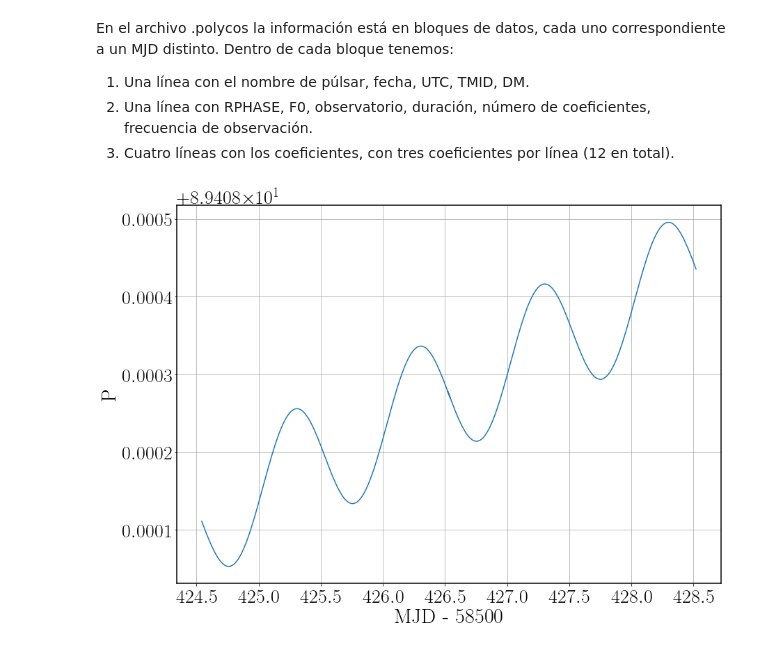
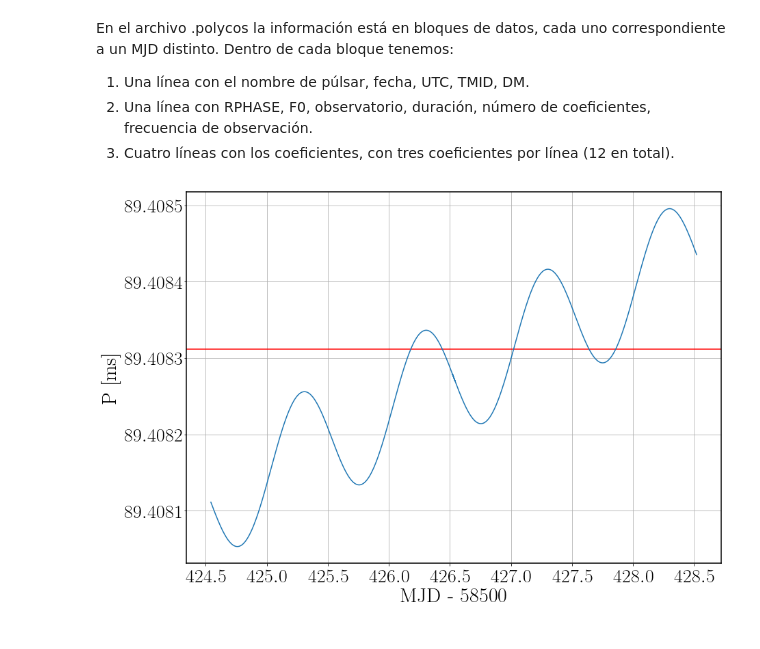
Before and after one commit to svsosafiscella/paper_PuMA3, a Jupyter notebook: period.ipynb, the cells around one changed output. Cells and saved outputs as stored; diff of their text form; code cells hidden in the pictures.

```diff
--- a/period.ipynb
+++ b/period.ipynb
@@ -98,35 +107,37 @@ with open('periods.npy', 'wb') as outnp:     # guardamos el vector de períodos
 # %%
 plt.close()
 
 # Set the fonts. Always use big fonts.
 nice_fonts = {
         # Use LaTeX to write all text
         "text.usetex": True,
         "font.family": "serif",
         # Use 10pt font in plots, to match 10pt font in document
         "axes.labelsize": 30,
         "font.size": 28,
         "axes.linewidth": 1.5,
         # Make the legend/label fonts a little smaller
         "legend.fontsize": 32,
         "xtick.labelsize": 28,
         "ytick.labelsize": 28,
 }
 # Update the fonts
 mpl.rcParams.update(nice_fonts)
 
 norm = np.full(len(T_array), 58500.)
 
-plt.figure(figsize=(14,10))
-plt.grid()
+fig, ax = plt.subplots(1, 1, figsize=(14,10))
+
+ax.grid()
 #plt.xlim(T_array[0], T_array[0] + 1./24. * 3.)
 
-plt.xlabel('MJD - 58500')
-plt.ylabel('P [ms]')
+ax.set_xlabel('MJD - 58500')
+ax.set_ylabel('P [ms]')
 
-#plt.axhline(y=89.4083119942048, color='r', linestyle='-')
-plt.plot(T_array - norm, P_array)
-#plt.savefig(file + '.png', bbox_inches='tight')
+ax.axhline(y=89.4083119942048, color='r', linestyle='-')
+ax.plot(T_array - norm, P_array)
+ax.ticklabel_format(useOffset=False)
+plt.savefig(file + '.png', bbox_inches='tight')
 plt.show()
 # %% [output]
-[figure, old version]
+[figure, new version]
```
Also changed, not shown: parts of 4 cells of this notebook.
